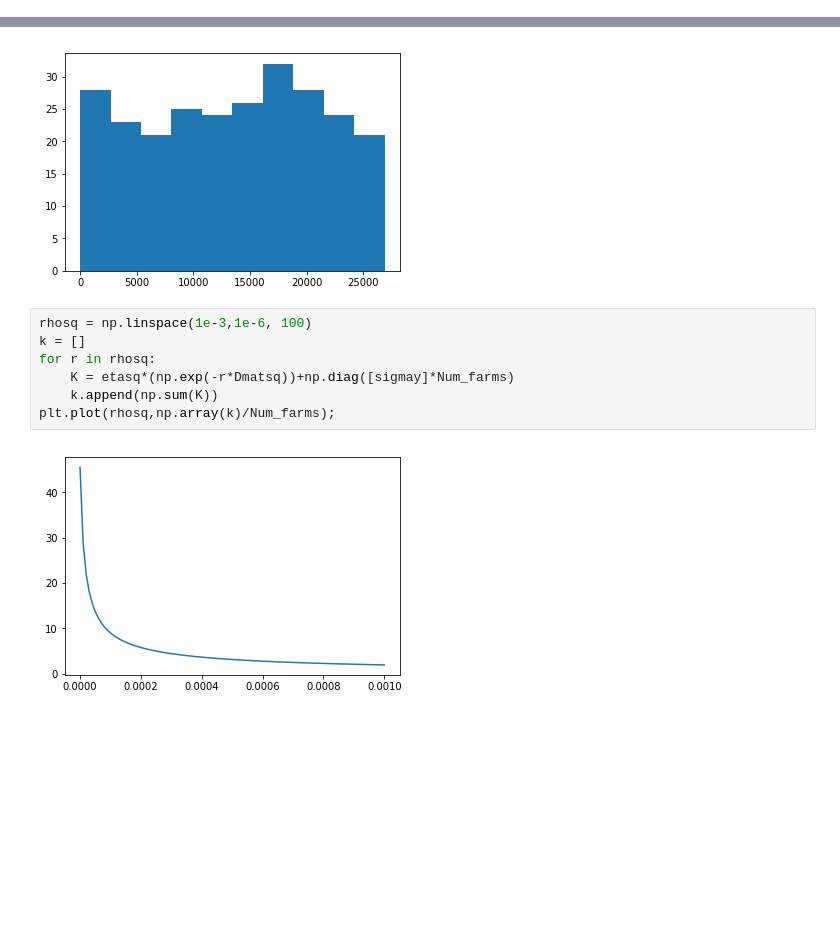
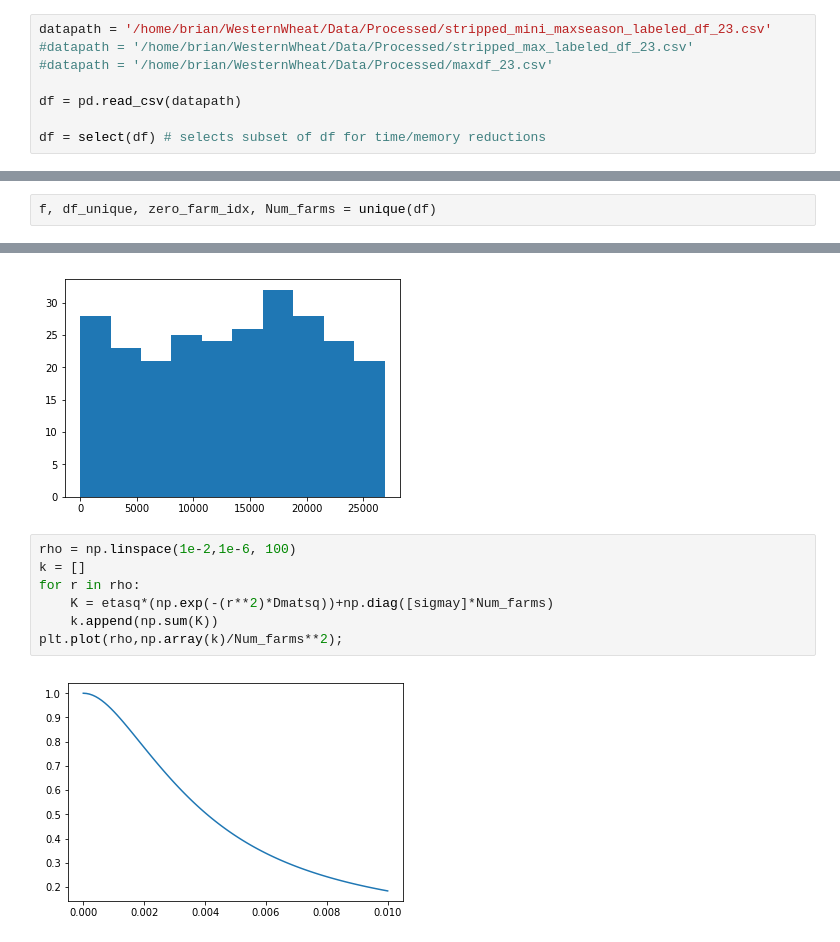
Before and after one commit to Mind-The-Data/GaussianProcess, a Jupyter notebook: Kernel_Analysis.ipynb, the cells around one changed output, grey strips where cells are left out. Saved outputs shown, nothing was run; the diff lists cells and outputs as text; blank space fills up the shorter version.

```diff
--- a/Kernel_Analysis.ipynb
+++ b/Kernel_Analysis.ipynb
@@ -65,0 +16,8 @@ Dmatsq = np.power(distance, 2)
+# %%
+datapath = '/home/brian/WesternWheat/Data/Processed/stripped_mini_maxseason_labeled_df_23.csv'
+#datapath = '/home/brian/WesternWheat/Data/Processed/stripped_max_labeled_df_23.csv'
+#datapath = '/home/brian/WesternWheat/Data/Processed/maxdf_23.csv'
+
+df = pd.read_csv(datapath)
+
+df = select(df) # selects subset of df for time/memory reductions
@@ -66,3 +26,5 @@ Dmatsq = np.power(distance, 2)
+# %%
+f, df_unique, zero_farm_idx, Num_farms = unique(df)
 # %%
 n=10
 k = np.zeros([n])
@@ -101,11 +63,11 @@ plt.hist(np.argwhere(k>b));
 0.5365853658536586 2.048780487804878 2.9146341463414633 109.15853658536585
 [figure]
 # %%
-rhosq = np.linspace(1e-3,1e-6, 100)
+rho = np.linspace(1e-2,1e-6, 100)
 k = []
-for r in rhosq:
-    K = etasq*(np.exp(-r*Dmatsq))+np.diag([sigmay]*Num_farms)
+for r in rho:
+    K = etasq*(np.exp(-(r**2)*Dmatsq))+np.diag([sigmay]*Num_farms)
     k.append(np.sum(K))
-plt.plot(rhosq,np.array(k)/Num_farms);
+plt.plot(rho,np.array(k)/Num_farms**2);
 # %% [output]
-[figure, old version]
+[figure, new version]
```
Also changed, not shown: parts of 7 cells of this notebook, 5 other files.
